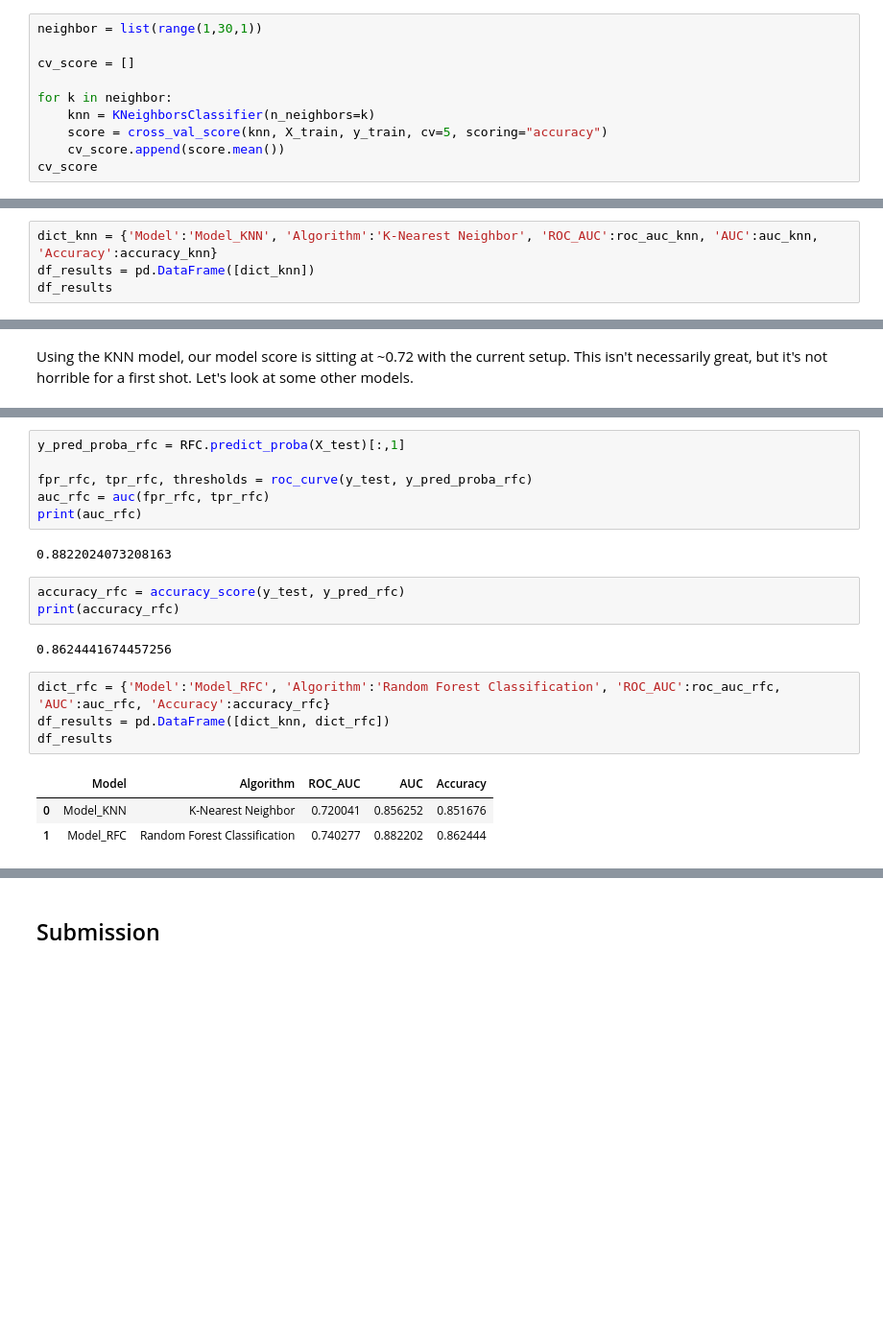
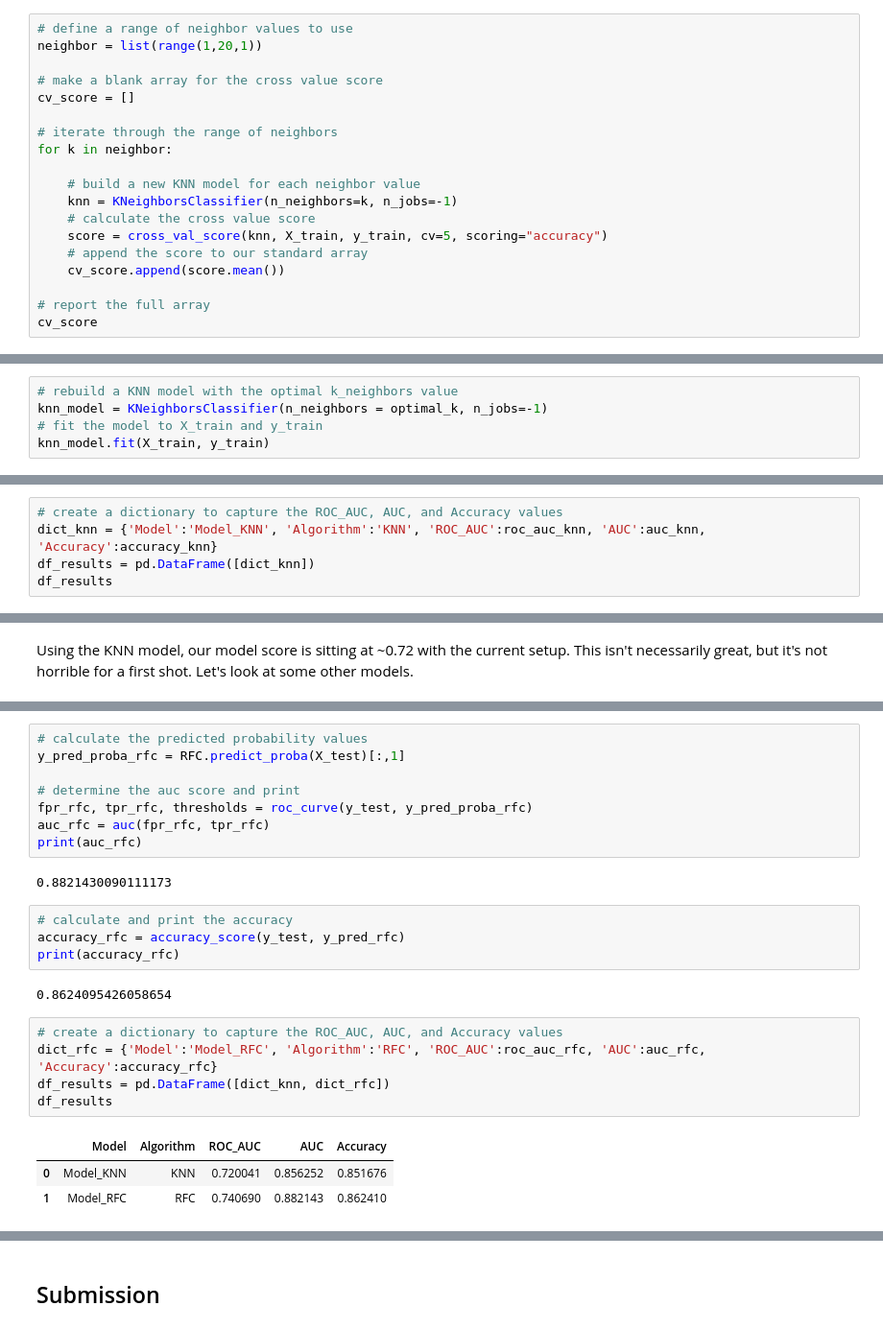
Before and after one commit to G-Emmen/DataScienceProjects, a Jupyter notebook: binary-classification-for-bank-churn-ge-notebook.ipynb, the cells around one changed output, grey strips where cells are left out. Shown at 96% size. Drawn from its saved outputs; the diff is of its cells as text; blank space fills up the shorter version.

Commit message:
Kaggle Notebook | Binary Classification for Bank Churn - GE Notebook | Version 13

```diff
--- a/binary-classification-for-bank-churn-ge-notebook.ipynb
+++ b/binary-classification-for-bank-churn-ge-notebook.ipynb
@@ -405,14 +404,23 @@ X_train,X_test,y_train,y_test = train_test_split(X_train,y_train,test_size=0.7,r
 
 Let's start with a KNN model. We can build this model using scikit-learn, a popular machine learning library for python.
 # %%
-neighbor = list(range(1,30,1))
+# define a range of neighbor values to use
+neighbor = list(range(1,20,1))
 
+# make a blank array for the cross value score
 cv_score = []
 
+# iterate through the range of neighbors
 for k in neighbor:
-    knn = KNeighborsClassifier(n_neighbors=k)
+
+    # build a new KNN model for each neighbor value
+    knn = KNeighborsClassifier(n_neighbors=k, n_jobs=-1)
+    # calculate the cross value score
     score = cross_val_score(knn, X_train, y_train, cv=5, scoring="accuracy")
+    # append the score to our standard array
     cv_score.append(score.mean())
+
+# report the full array
 cv_score
 # %% [output]
 [0.8042415673601292,
@@ -444,0 +451,5 @@ KNeighborsClassifier(n_neighbors=15)
+# %%
+# rebuild a KNN model with the optimal k_neighbors value
+knn_model = KNeighborsClassifier(n_neighbors = optimal_k, n_jobs=-1)
+# fit the model to X_train and y_train
+knn_model.fit(X_train, y_train)
@@ -465,7 +481,8 @@ print(accuracy_knn)
 # %% [output]
 0.8516758422492295
 # %%
-dict_knn = {'Model':'Model_KNN', 'Algorithm':'K-Nearest Neighbor', 'ROC_AUC':roc_auc_knn, 'AUC':auc_knn, 'Accuracy':accuracy_knn}
+# create a dictionary to capture the ROC_AUC, AUC, and Accuracy values
+dict_knn = {'Model':'Model_KNN', 'Algorithm':'KNN', 'ROC_AUC':roc_auc_knn, 'AUC':auc_knn, 'Accuracy':accuracy_knn}
 df_results = pd.DataFrame([dict_knn])
 df_results
 # %% [output]
@@ -496,21 +513,25 @@ print(roc_auc_rfc)
 # %%
+# calculate the predicted probability values
 y_pred_proba_rfc = RFC.predict_proba(X_test)[:,1]
 
+# determine the auc score and print
 fpr_rfc, tpr_rfc, thresholds = roc_curve(y_test, y_pred_proba_rfc)
 auc_rfc = auc(fpr_rfc, tpr_rfc)
 print(auc_rfc)
 # %% [output]
-0.8822024073208163
+0.8821430090111173
 # %%
+# calculate and print the accuracy
 accuracy_rfc = accuracy_score(y_test, y_pred_rfc)
 print(accuracy_rfc)
 # %% [output]
-0.8624441674457256
+0.8624095426058654
 # %%
-dict_rfc = {'Model':'Model_RFC', 'Algorithm':'Random Forest Classification', 'ROC_AUC':roc_auc_rfc, 'AUC':auc_rfc, 'Accuracy':accuracy_rfc}
+# create a dictionary to capture the ROC_AUC, AUC, and Accuracy values
+dict_rfc = {'Model':'Model_RFC', 'Algorithm':'RFC', 'ROC_AUC':roc_auc_rfc, 'AUC':auc_rfc, 'Accuracy':accuracy_rfc}
 df_results = pd.DataFrame([dict_knn, dict_rfc])
 df_results
 # %% [output]
 |  | Model | Algorithm | ROC_AUC | AUC | Accuracy |
-| 0 | Model_KNN | K-Nearest Neighbor | 0.720041 | 0.856252 | 0.851676 |
-| 1 | Model_RFC | Random Forest Classification | 0.740277 | 0.882202 | 0.862444 |
+| 0 | Model_KNN | KNN | 0.720041 | 0.856252 | 0.851676 |
+| 1 | Model_RFC | RFC | 0.740690 | 0.882143 | 0.862410 |
```
Also changed, not shown: parts of 24 cells of this notebook.
